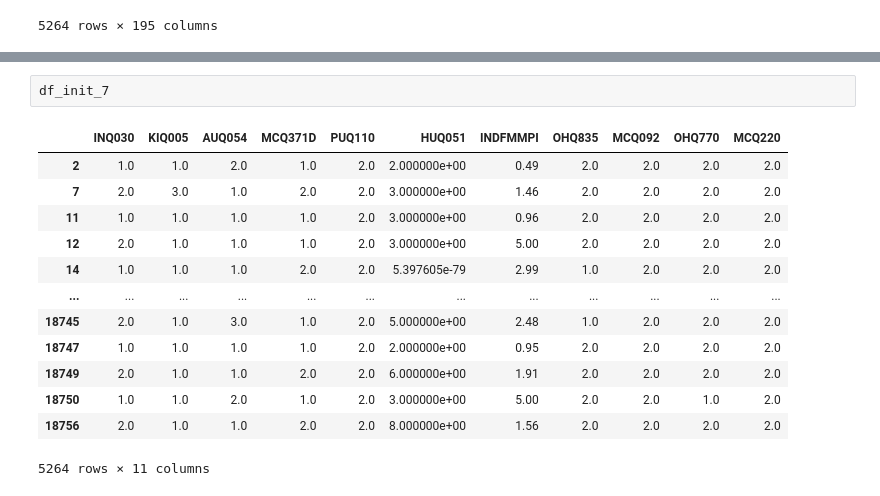
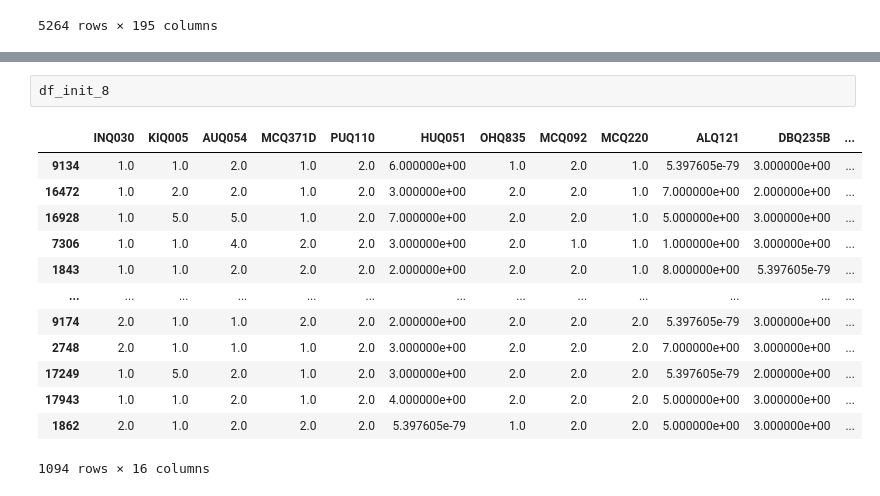
Before and after one commit to nglahani/ML_RPA_Use_Case, a Jupyter notebook: Python/Data_Test.ipynb, the cells around one changed output, grey strips where cells are left out. Drawn from its saved outputs; the diff is of its cells as text.

```diff
--- a/Python/Data_Test.ipynb
+++ b/Python/Data_Test.ipynb
@@ -235,16 +227,16 @@ plt.bar(np.arange(0, 10), np.sort(abs(el_net.coef_))[::-1][:10], align='center')
 # %%
-df_init_7
+df_init_8
 # %% [output]
-|  | INQ030 | KIQ005 | AUQ054 | MCQ371D | PUQ110 | HUQ051 | INDFMMPI | OHQ835 | MCQ092 | OHQ770 | MCQ220 |
-| 2 | 1.0 | 1.0 | 2.0 | 1.0 | 2.0 | 2.000000e+00 | 0.49 | 2.0 | 2.0 | 2.0 | 2.0 |
-| 7 | 2.0 | 3.0 | 1.0 | 2.0 | 2.0 | 3.000000e+00 | 1.46 | 2.0 | 2.0 | 2.0 | 2.0 |
-| 11 | 1.0 | 1.0 | 1.0 | 1.0 | 2.0 | 3.000000e+00 | 0.96 | 2.0 | 2.0 | 2.0 | 2.0 |
-| 12 | 2.0 | 1.0 | 1.0 | 1.0 | 2.0 | 3.000000e+00 | 5.00 | 2.0 | 2.0 | 2.0 | 2.0 |
-| 14 | 1.0 | 1.0 | 1.0 | 2.0 | 2.0 | 5.397605e-79 | 2.99 | 1.0 | 2.0 | 2.0 | 2.0 |
-| ... | ... | ... | ... | ... | ... | ... | ... | ... | ... | ... | ... |
-| 18745 | 2.0 | 1.0 | 3.0 | 1.0 | 2.0 | 5.000000e+00 | 2.48 | 1.0 | 2.0 | 2.0 | 2.0 |
-| 18747 | 1.0 | 1.0 | 1.0 | 1.0 | 2.0 | 2.000000e+00 | 0.95 | 2.0 | 2.0 | 2.0 | 2.0 |
-| 18749 | 2.0 | 1.0 | 1.0 | 2.0 | 2.0 | 6.000000e+00 | 1.91 | 2.0 | 2.0 | 2.0 | 2.0 |
-| 18750 | 1.0 | 1.0 | 2.0 | 1.0 | 2.0 | 3.000000e+00 | 5.00 | 2.0 | 2.0 | 1.0 | 2.0 |
-| 18756 | 2.0 | 1.0 | 1.0 | 2.0 | 2.0 | 8.000000e+00 | 1.56 | 2.0 | 2.0 | 2.0 | 2.0 |
+|  | INQ030 | KIQ005 | AUQ054 | MCQ371D | PUQ110 | HUQ051 | OHQ835 | MCQ092 | MCQ220 | ALQ121 | DBQ235B | ... |
+| 9134 | 1.0 | 1.0 | 2.0 | 1.0 | 2.0 | 6.000000e+00 | 1.0 | 2.0 | 1.0 | 5.397605e-79 | 3.000000e+00 | ... |
+| 16472 | 1.0 | 2.0 | 2.0 | 1.0 | 2.0 | 3.000000e+00 | 2.0 | 2.0 | 1.0 | 7.000000e+00 | 2.000000e+00 | ... |
+| 16928 | 1.0 | 5.0 | 5.0 | 1.0 | 2.0 | 7.000000e+00 | 2.0 | 2.0 | 1.0 | 5.000000e+00 | 3.000000e+00 | ... |
+| 7306 | 1.0 | 1.0 | 4.0 | 2.0 | 2.0 | 3.000000e+00 | 2.0 | 1.0 | 1.0 | 1.000000e+00 | 3.000000e+00 | ... |
+| 1843 | 1.0 | 1.0 | 2.0 | 2.0 | 2.0 | 2.000000e+00 | 2.0 | 2.0 | 1.0 | 8.000000e+00 | 5.397605e-79 | ... |
+| ... | ... | ... | ... | ... | ... | ... | ... | ... | ... | ... | ... | ... |
+| 9174 | 2.0 | 1.0 | 1.0 | 2.0 | 2.0 | 2.000000e+00 | 2.0 | 2.0 | 2.0 | 5.397605e-79 | 3.000000e+00 | ... |
+| 2748 | 2.0 | 1.0 | 1.0 | 1.0 | 2.0 | 3.000000e+00 | 2.0 | 2.0 | 2.0 | 7.000000e+00 | 3.000000e+00 | ... |
+| 17249 | 1.0 | 5.0 | 2.0 | 1.0 | 2.0 | 3.000000e+00 | 2.0 | 2.0 | 2.0 | 5.397605e-79 | 2.000000e+00 | ... |
+| 17943 | 1.0 | 1.0 | 2.0 | 1.0 | 2.0 | 4.000000e+00 | 2.0 | 2.0 | 2.0 | 5.000000e+00 | 3.000000e+00 | ... |
+| 1862 | 2.0 | 1.0 | 2.0 | 2.0 | 2.0 | 5.397605e-79 | 1.0 | 2.0 | 2.0 | 5.000000e+00 | 3.000000e+00 | ... |
-5264 rows × 11 columns
+1094 rows × 16 columns
```
Also changed, not shown: parts of 7 cells of this notebook, 4 other files.
